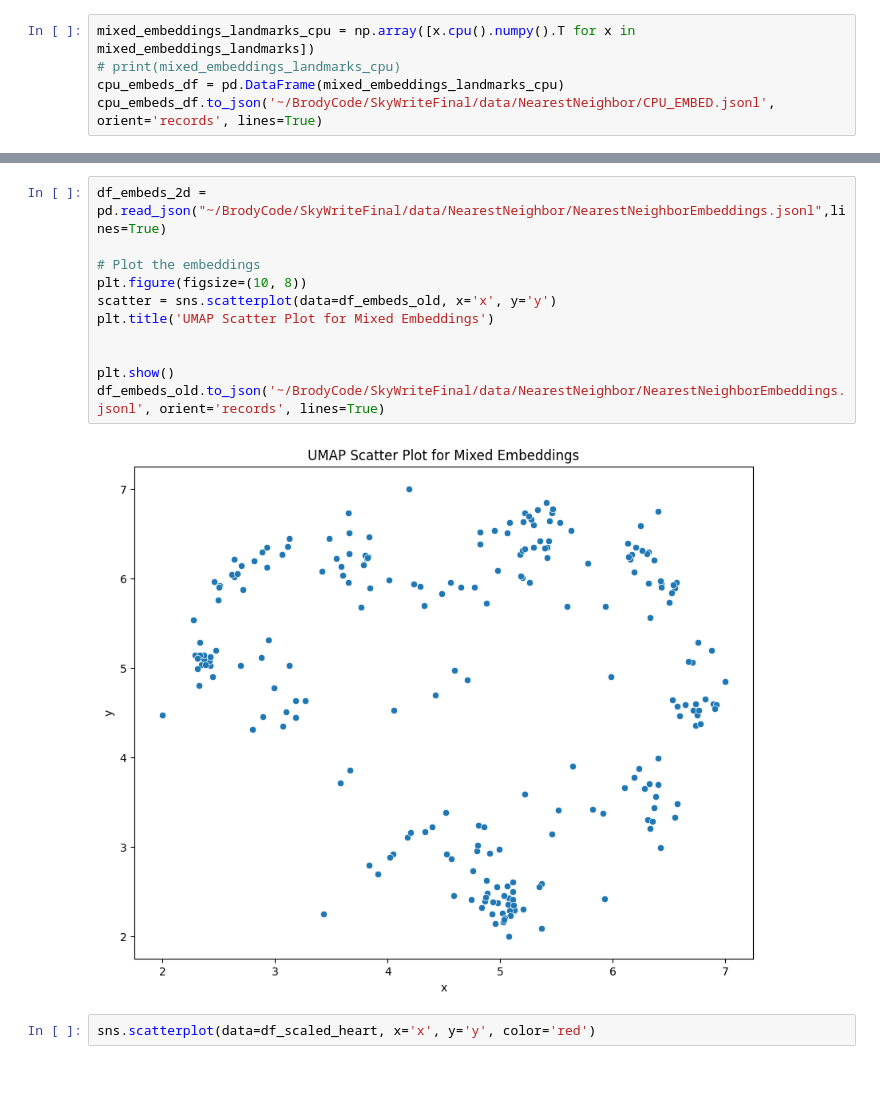
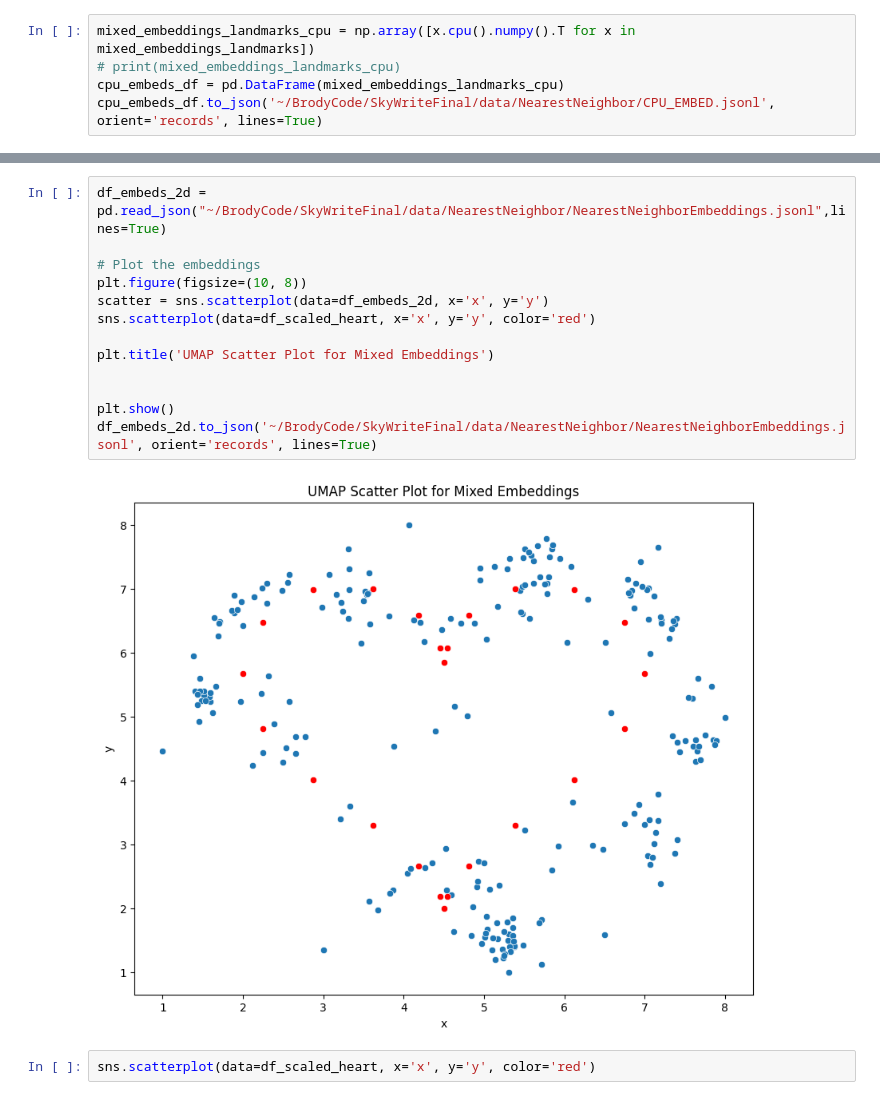
Before and after one commit to thanhyto/skywrite, a Jupyter notebook: ipynb/skywritefinal.ipynb, the cells around one changed output, grey strips where cells are left out. Cells and saved outputs as stored; diff of their text form.

Commit message:
notebook changes and data cleaning

```diff
--- a/ipynb/skywritefinal.ipynb
+++ b/ipynb/skywritefinal.ipynb
@@ -383,16 +386,18 @@ df_embeds_2d.to_json('~/BrodyCode/SkyWriteFinal/data/NearestNeighbor/NearestNeig
 # %%
 df_embeds_2d = pd.read_json("~/BrodyCode/SkyWriteFinal/data/NearestNeighbor/NearestNeighborEmbeddings.jsonl",lines=True)
 
 # Plot the embeddings
 plt.figure(figsize=(10, 8))
-scatter = sns.scatterplot(data=df_embeds_old, x='x', y='y')
+scatter = sns.scatterplot(data=df_embeds_2d, x='x', y='y')
+sns.scatterplot(data=df_scaled_heart, x='x', y='y', color='red')
+
 plt.title('UMAP Scatter Plot for Mixed Embeddings')
 
 
 plt.show()
-df_embeds_old.to_json('~/BrodyCode/SkyWriteFinal/data/NearestNeighbor/NearestNeighborEmbeddings.jsonl', orient='records', lines=True)
+df_embeds_2d.to_json('~/BrodyCode/SkyWriteFinal/data/NearestNeighbor/NearestNeighborEmbeddings.jsonl', orient='records', lines=True)
 # %% [output]
-[figure, old version]
+[figure, new version]
 # %%
 sns.scatterplot(data=df_scaled_heart, x='x', y='y', color='red')
 # %% [output]
```
Also changed, not shown: parts of 7 cells of this notebook, 10 other files.
